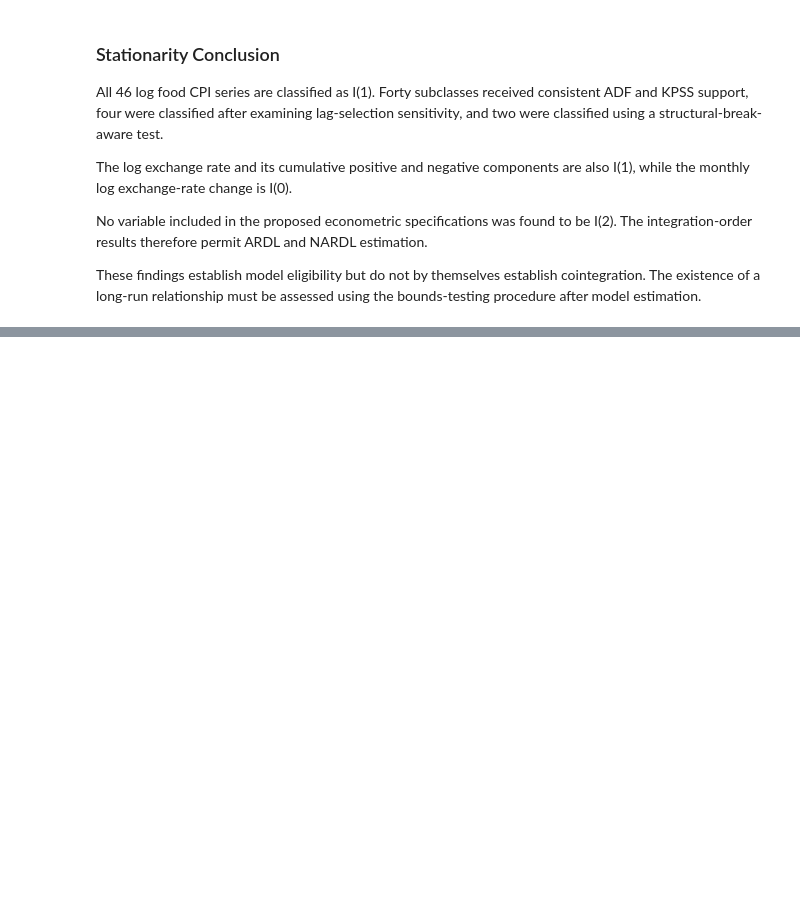
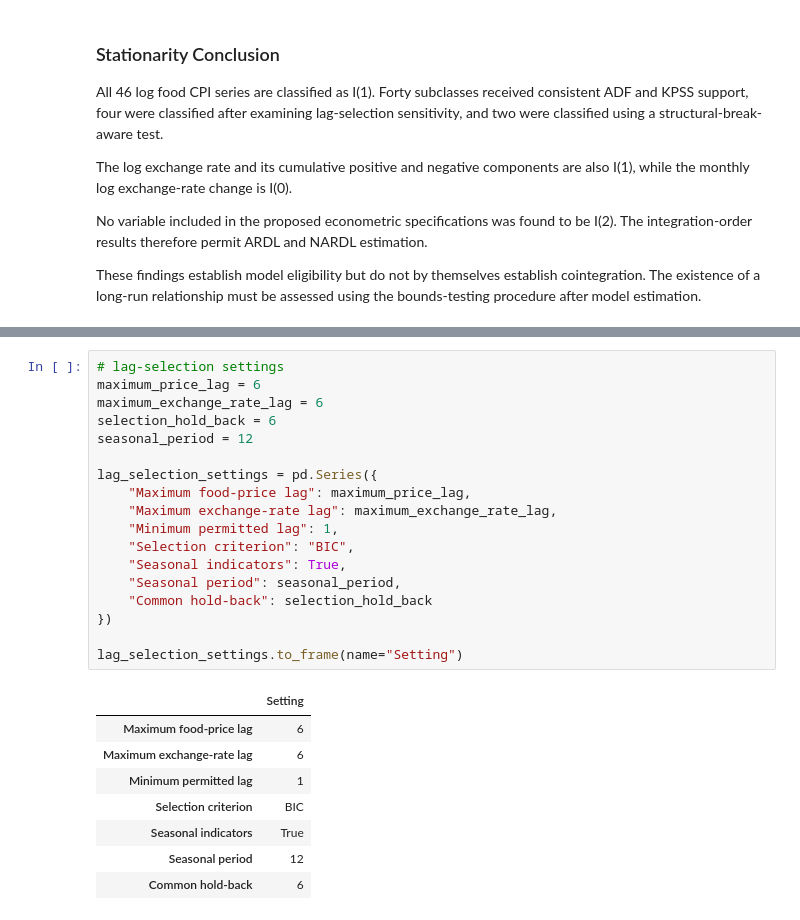
Before and after one commit to MasindiManaga/ERPT_ML_Research, a Jupyter notebook: notebooks/06_Econometric_Modelling.ipynb, the cells around one changed output, grey strips where cells are left out. Saved outputs shown, nothing was run; the diff lists cells and outputs as text; blank space fills up the shorter version.

```diff
--- a/notebooks/06_Econometric_Modelling.ipynb
+++ b/notebooks/06_Econometric_Modelling.ipynb
@@ -902,0 +921,27 @@ These findings establish model eligibility but do not by themselves establish co
+# %%
+# lag-selection settings
+maximum_price_lag = 6
+maximum_exchange_rate_lag = 6
+selection_hold_back = 6
+seasonal_period = 12
+
+lag_selection_settings = pd.Series({
+    "Maximum food-price lag": maximum_price_lag,
+    "Maximum exchange-rate lag": maximum_exchange_rate_lag,
+    "Minimum permitted lag": 1,
+    "Selection criterion": "BIC",
+    "Seasonal indicators": True,
+    "Seasonal period": seasonal_period,
+    "Common hold-back": selection_hold_back
+})
+
+lag_selection_settings.to_frame(name="Setting")
+# %% [output]
+|  | Setting |
+| Maximum food-price lag | 6 |
+| Maximum exchange-rate lag | 6 |
+| Minimum permitted lag | 1 |
+| Selection criterion | BIC |
+| Seasonal indicators | True |
+| Seasonal period | 12 |
+| Common hold-back | 6 |
```
Also changed, not shown: parts of 5 cells of this notebook.
